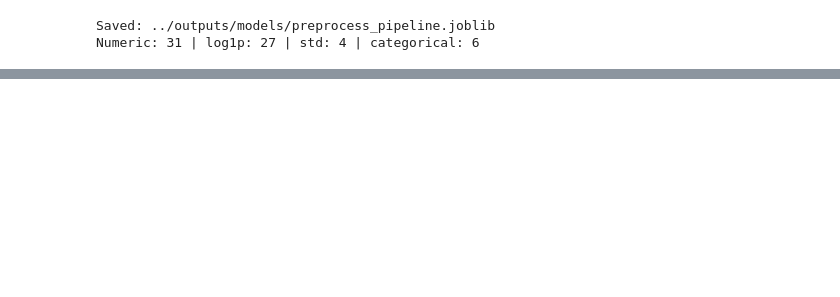
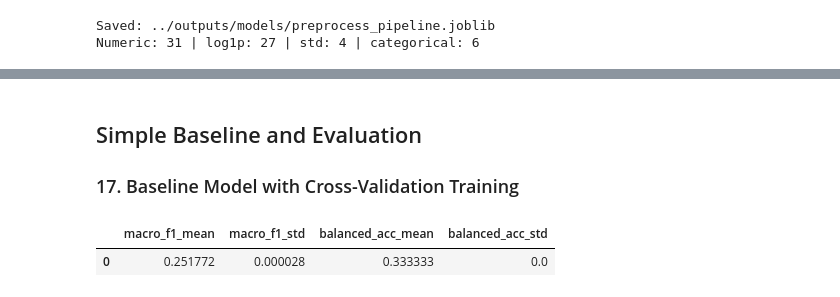
Before and after one commit to dataweby/ToU-Classification, a Jupyter notebook: notebooks/01_dataset_preprocessing.ipynb, the cells around one changed output, grey strips where cells are left out. Saved outputs shown, nothing was run; the diff lists cells and outputs as text; code cells hidden in the pictures; blank space fills up the shorter version.

```diff
--- a/notebooks/01_dataset_preprocessing.ipynb
+++ b/notebooks/01_dataset_preprocessing.ipynb
@@ -1344,0 +1401,48 @@ Numeric: 31 | log1p: 27 | std: 4 | categorical: 6
+# %% [markdown]
+## Simple Baseline and Evaluation
+
+### 17. Baseline Model with Cross-Validation Training
+# %%
+# Baseline model evaluation using DummyClassifier
+
+# Define the baseline pipeline with preprocessing and DummyClassifier
+baseline_pipe = Pipeline(steps=[
+    ("preprocess", preprocess),
+    ("model", DummyClassifier(strategy="most_frequent", random_state=RANDOM_STATE))
+])
+
+# Define StratifiedGroupKFold for cross-validation
+cv = StratifiedGroupKFold(n_splits=5, shuffle=True, random_state=RANDOM_STATE)
+
+# Define scoring metrics
+scoring = {
+    "macro_f1": "f1_macro",
+    "balanced_acc": "balanced_accuracy"
+}
+
+# Perform cross-validation on the training set only
+cv_results = cross_validate(
+    baseline_pipe,
+    X_train_feat,
+    y_train,
+    groups=groups_train,
+    cv=cv,
+    scoring=scoring,
+    n_jobs=-1,
+    return_train_score=False
+)
+
+# Summarize and save cross-validation results
+baseline_summary = pd.DataFrame({
+    "macro_f1_mean": [np.mean(cv_results["test_macro_f1"])],
+    "macro_f1_std": [np.std(cv_results["test_macro_f1"])],
+    "balanced_acc_mean": [np.mean(cv_results["test_balanced_acc"])],
+    "balanced_acc_std": [np.std(cv_results["test_balanced_acc"])],
+})
+
+# Export baseline summary
+baseline_summary.to_csv(TAB_DIR / "table_11_baseline_dummy_cv_train_only.csv", index=False)
+baseline_summary
+# %% [output]
+|  | macro_f1_mean | macro_f1_std | balanced_acc_mean | balanced_acc_std |
+| 0 | 0.251772 | 0.000028 | 0.333333 | 0.0 |
```
Also changed, not shown: parts of 28 cells of this notebook, 31 other files.
